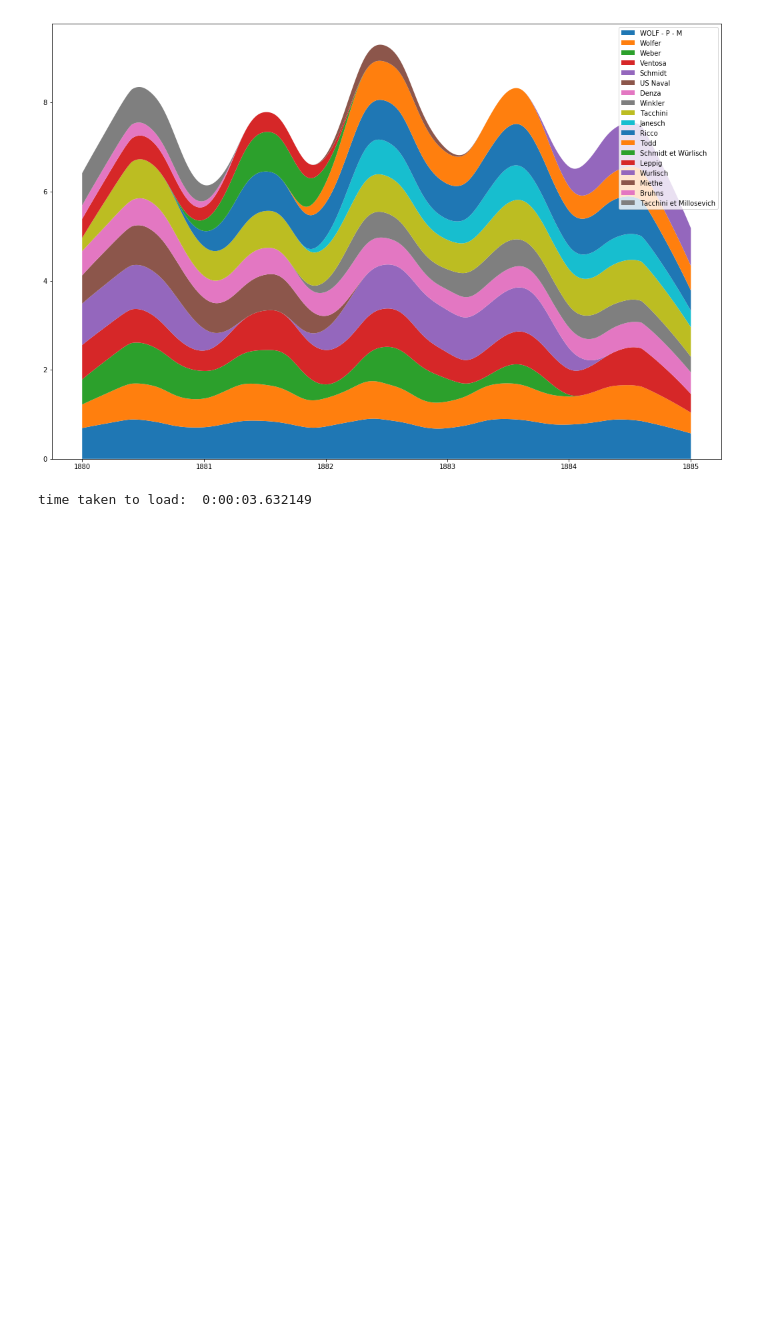
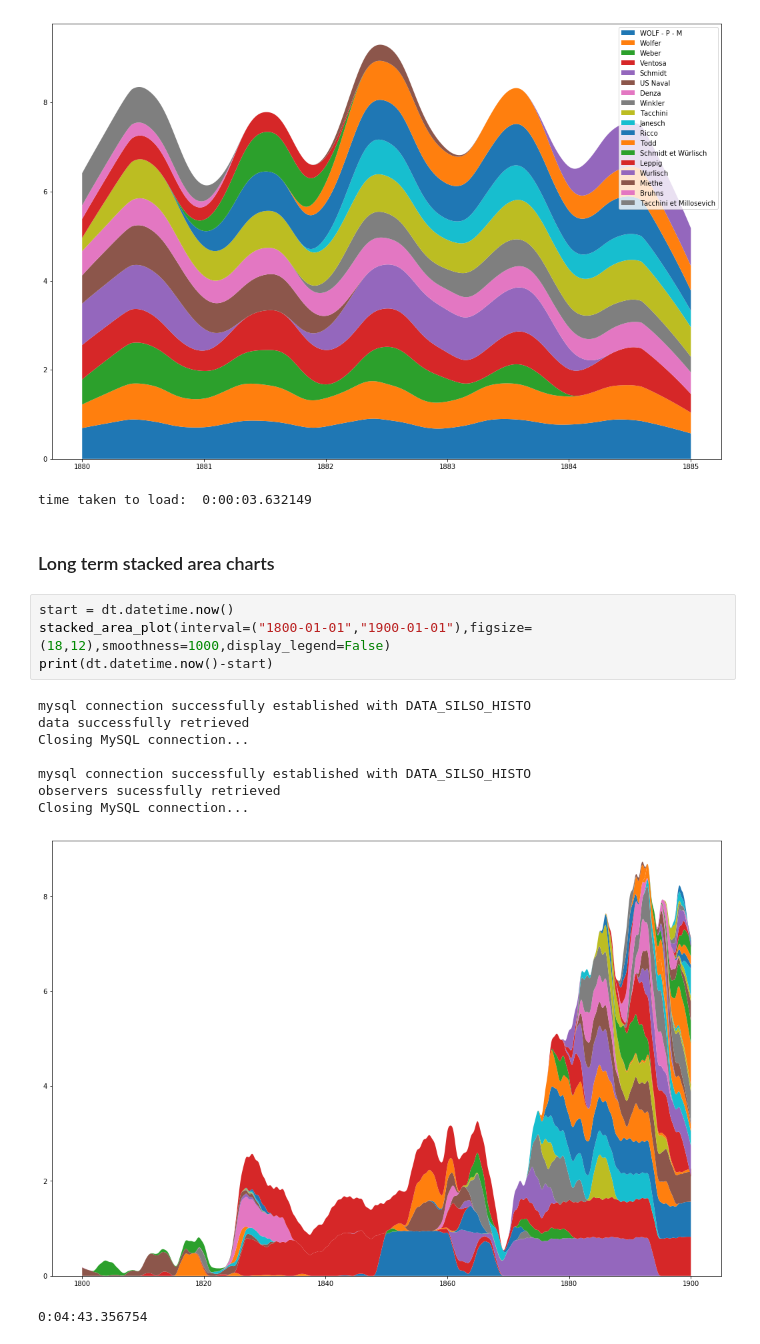
Before and after one commit to dcxSt/DATA_SILSO_HISTO_search, a Jupyter notebook: Stacked Area Charts.ipynb, the cells around one changed output. Cells and saved outputs as stored; diff of their text form; blank space fills up the shorter version.

```diff
--- a/Stacked Area Charts.ipynb
+++ b/Stacked Area Charts.ipynb
@@ -85,3 +85,19 @@ observers sucessfully retrieved
 Closing MySQL connection...
 [figure]
 time taken to load:  0:00:03.632149
+# %% [markdown]
+### Long term stacked area charts
+# %%
+start = dt.datetime.now()
+stacked_area_plot(interval=("1800-01-01","1900-01-01"),figsize=(18,12),smoothness=1000,display_legend=False)
+print(dt.datetime.now()-start)
+# %% [output]
+mysql connection successfully established with DATA_SILSO_HISTO
+data successfully retrieved
+Closing MySQL connection...
+
+mysql connection successfully established with DATA_SILSO_HISTO
+observers sucessfully retrieved
+Closing MySQL connection...
+[figure, added]
+0:04:43.356754
```
Also changed, not shown: parts of 3 cells of this notebook, 11 other files.
